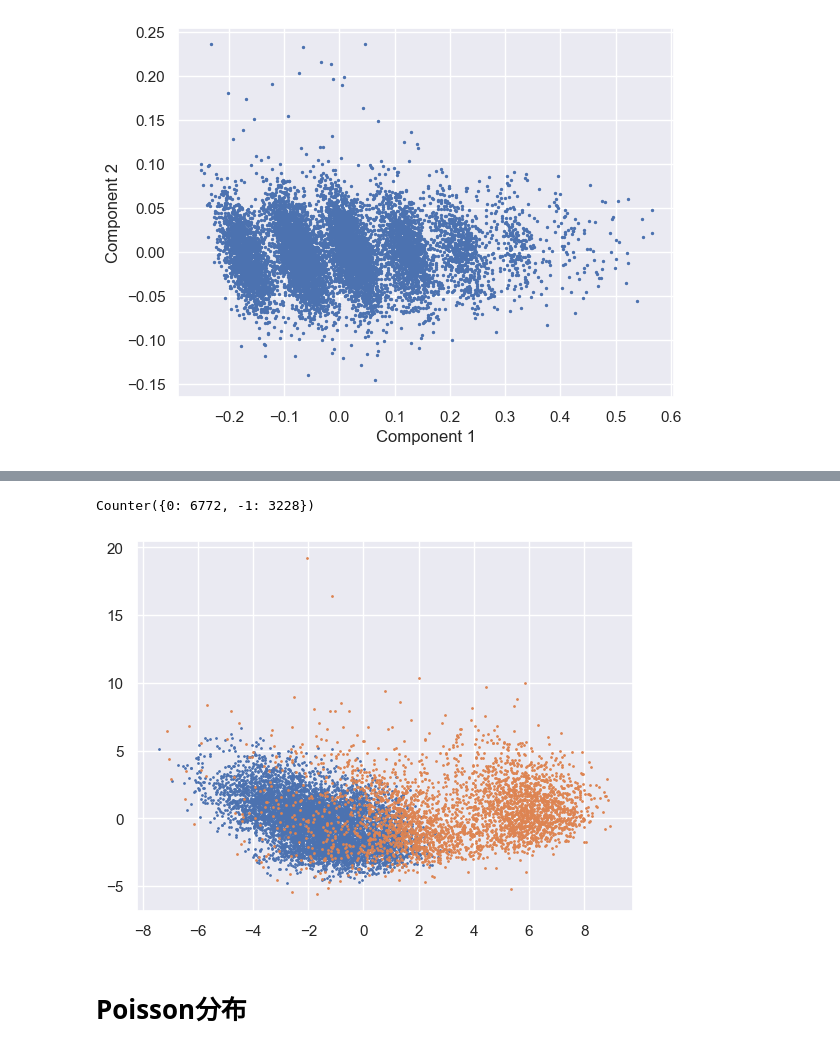
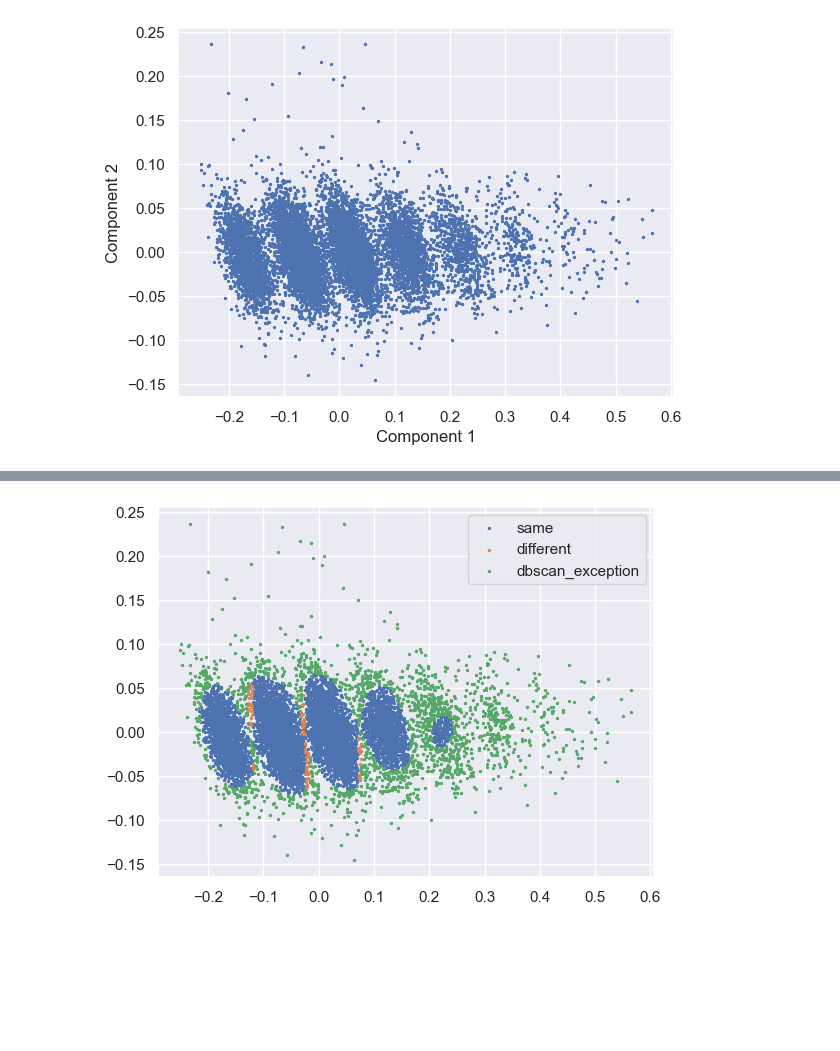
Before and after one commit to KeisukeTTTT/PhotonClustering, a Jupyter notebook: src/process.ipynb, the cells around one changed output, grey strips where cells are left out. Saved outputs shown, nothing was run; the diff lists cells and outputs as text; code cells hidden in the pictures; blank space fills up the shorter version.

```diff
--- a/src/process.ipynb
+++ b/src/process.ipynb
@@ -71 +55,9 @@ plt.show()
+# %%
+df = pd.DataFrame(pulse)
+df.index.name = "id"
+df_corrected = df.apply(regression, axis=1, result_type="expand")
+# 主成分分析
+pca_model = PCA(n_components=2)
+X_pca = pca_model.fit_transform(df_corrected.values)
+pca_df = pd.DataFrame(data=X_pca, index=df_corrected.index, columns=["first_component", "second_component"])
 # %%
@@ -201,10 +69,0 @@ plot_clusters(X_pca_tsfresh, y_pred, list(set(y_pred)))
-# %%
-dbscan_model = DBSCAN(eps=6, min_samples=50)
-y_pred = dbscan_model.fit(features).labels_
-print(Counter(y_pred))
-plot_clusters(X_pca_tsfresh, y_pred, list(set(y_pred)))
-# %% [output]
-Counter({0: 6772, -1: 3228})
-[figure, removed]
-# %% [markdown]
-# Poisson分布
@@ -218,0 +70,39 @@ plt.show()
+# %%
+# K-Means
+kmeans_model = KMeans(n_clusters=6)
+y_pred_kmeans = kmeans_model.fit_predict(pca_df.values)
+
+# DBSCAN
+dbscan_model = DBSCAN(eps=0.014, min_samples=100)
+y_pred_dbscan = dbscan_model.fit_predict(pca_df.values)
+
+pca_df["kmeans_pred"] = y_pred_kmeans
+pca_df["dbscan_pred"] = y_pred_dbscan
+# %%
+# 第一主成分の平均値が低いクラスタから0, 1, ...と再ラベリング
+def relabel_by_first_comonent_avg(label_col, pca_df):
+    relabeled_pca_df = pca_df.copy()
+    first_component_avg_per_cluster = {}
+    for label in set(pca_df[label_col]):
+        if label != -1:
+            first_component_avg_per_cluster[label] = pca_df[pca_df[label_col]==label]["first_component"].mean()
+    sorted_keys = sorted(first_component_avg_per_cluster, key=lambda x: first_component_avg_per_cluster[x])
+    relabel_dict = {k: v for v, k in enumerate(sorted_keys)}
+    relabel_dict[-1] = -1
+    relabeled_pca_df[label_col] = relabeled_pca_df[label_col].map(relabel_dict)
+    return relabeled_pca_df
+
+pca_df = relabel_by_first_comonent_avg("kmeans_pred", pca_df)
+pca_df = relabel_by_first_comonent_avg("dbscan_pred", pca_df)
+# %%
+# K-MeansとDBSCANで予測が同じもの、異なるものを確認
+same_pred = pca_df[pca_df["kmeans_pred"]==pca_df["dbscan_pred"]]
+different_pred = pca_df[(pca_df["dbscan_pred"] != pca_df["kmeans_pred"]) & (pca_df["dbscan_pred"] != -1)]
+dbscan_exception = pca_df[pca_df["dbscan_pred"]==-1]
+plt.scatter(same_pred["first_component"], same_pred["second_component"], s=2, label="same")
+plt.scatter(different_pred["first_component"], different_pred["second_component"], s=2, label="different")
+plt.scatter(dbscan_exception["first_component"], dbscan_exception["second_component"], s=2, label="dbscan_exception")
+plt.legend()
+plt.show()
+# %% [output]
+[figure, added]
```
Also changed, not shown: parts of 28 cells of this notebook, 3 other files.
